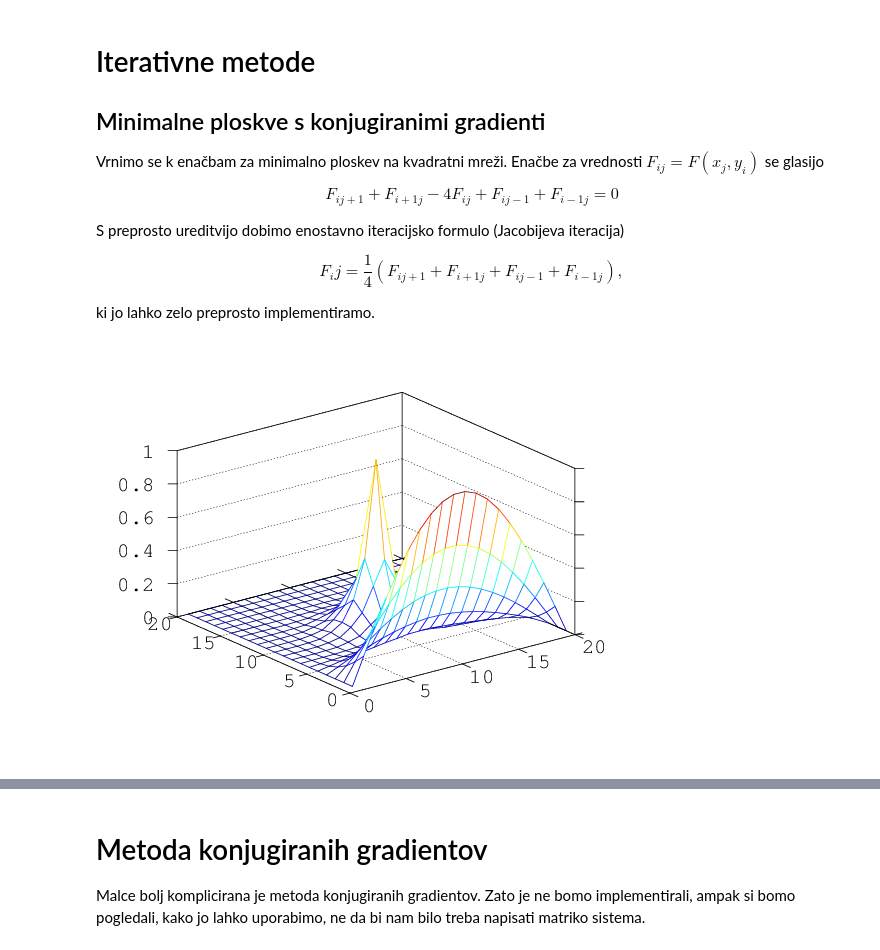
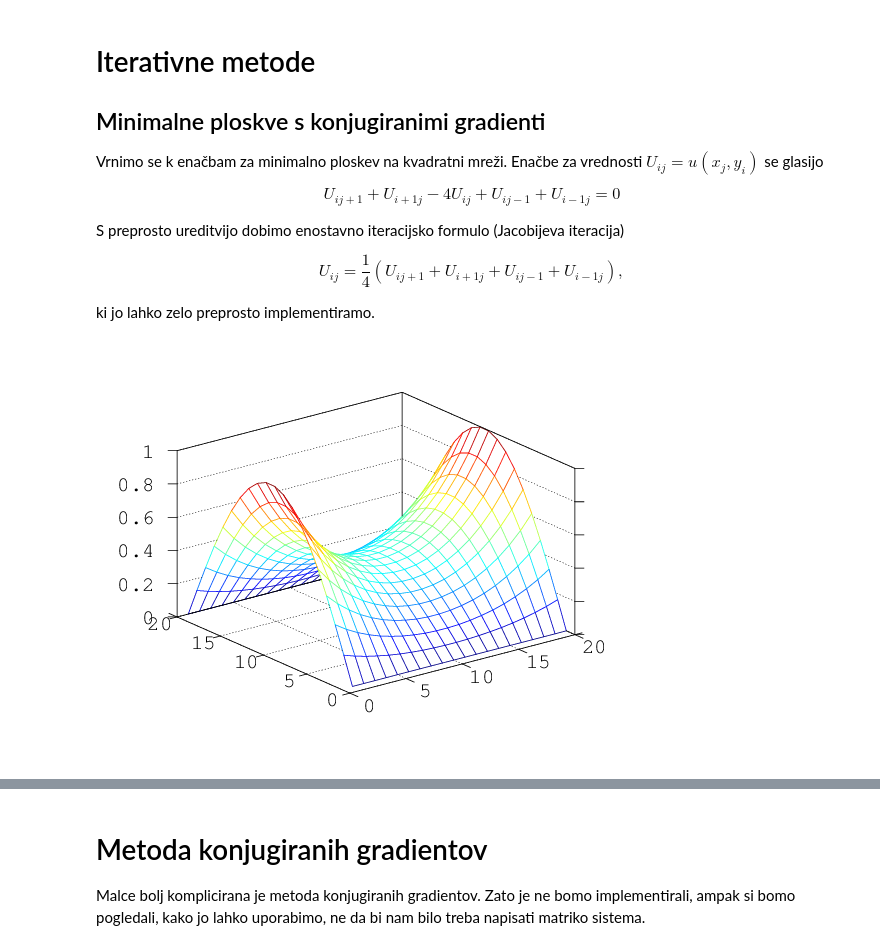
Before and after one commit to mrcinv/nummat, a Jupyter notebook: vaja04_minimalCG/Iterativne metode.ipynb, the cells around one changed output, grey strips where cells are left out. Drawn from its saved outputs; the diff is of its cells as text; code cells hidden in the pictures.

```diff
--- a/vaja04_minimalCG/Iterativne metode.ipynb
+++ b/vaja04_minimalCG/Iterativne metode.ipynb
@@ -2,13 +2,13 @@
 # Iterativne metode
 
 ## Minimalne ploskve s konjugiranimi gradienti
-Vrnimo se k enačbam za minimalno ploskev na kvadratni mreži. Enačbe za vrednosti $F_{ij} = F(x_j,y_i)$ se glasijo
+Vrnimo se k enačbam za minimalno ploskev na kvadratni mreži. Enačbe za vrednosti $U_{ij} = u(x_j,y_i)$ se glasijo
 
-$$ F_{ij+1}+F_{i+1j}-4F_{ij}+F_{ij-1}+F_{i-1j} = 0$$
+$$ U_{ij+1}+U_{i+1j}-4U_{ij}+U_{ij-1}+U_{i-1j} = 0$$
 
 S preprosto ureditvijo dobimo enostavno iteracijsko formulo (Jacobijeva iteracija)
 
-$$ F_ij = \frac{1}{4}\left(F_{ij+1}+F_{i+1j}+F_{ij-1}+F_{i-1j}\right), $$
+$$ U_{ij} = \frac{1}{4}\left(U_{ij+1}+U_{i+1j}+U_{ij-1}+U_{i-1j}\right), $$
 
 ki jo lahko zelo preprosto implementiramo.
 # %%
@@ -33,11 +16,27 @@ X = Xp;
+# %%
+function [U,i] = jacobi(U0,maxit,tol)
+% funkcija U = jacobi(U0,maxit,tol) izračuna rešitev diskretizirane Laplaceove
+% enačbe z Jacobijevo iteracijo z danim začetnim približkom U0
+% vrednosti na robu U0 ustrezajo robnim pogojem
+[m,n] = size(U0);
+
+U = U0;
+
+for i=1:maxit
+    U(2:m-1,2:n-1) = (U(3:m,2:n-1) + U(1:m-2,2:n-1) + U(2:m-1,3:n) + U(2:m-1,1:n-2))/4;
+    if max(max(abs(U-U0))) < tol
+       break
+    end
+    U0 = U;
+end
 # %%
-X0 = zeros(20);
-X0(1,:) = sin(linspace(0,pi,20));
-X0(10,10)=1;
-[X,i] = milnica_jakobi(X0,1e-6,10);
-mesh(X)
+U0 = zeros(20);
+U0(:,1) = sin(linspace(0,pi,20));
+U0(:,20) = U0(:,1);
+[U,i] = jacobi(U0,2000,1e-5);
+mesh(U)
 # %% [output]
-[figure, old version]
+[figure, new version]
 # %%
 i
 # %% [output]
```
Also changed, not shown: parts of 12 cells of this notebook, 1 other file.
